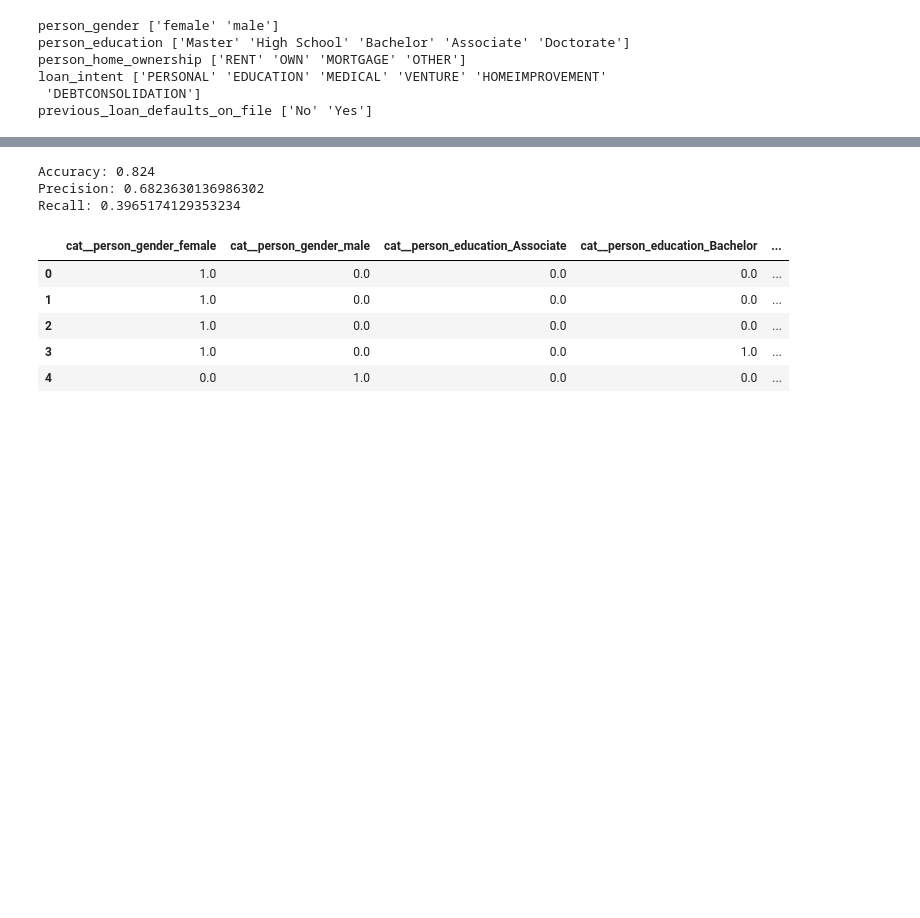
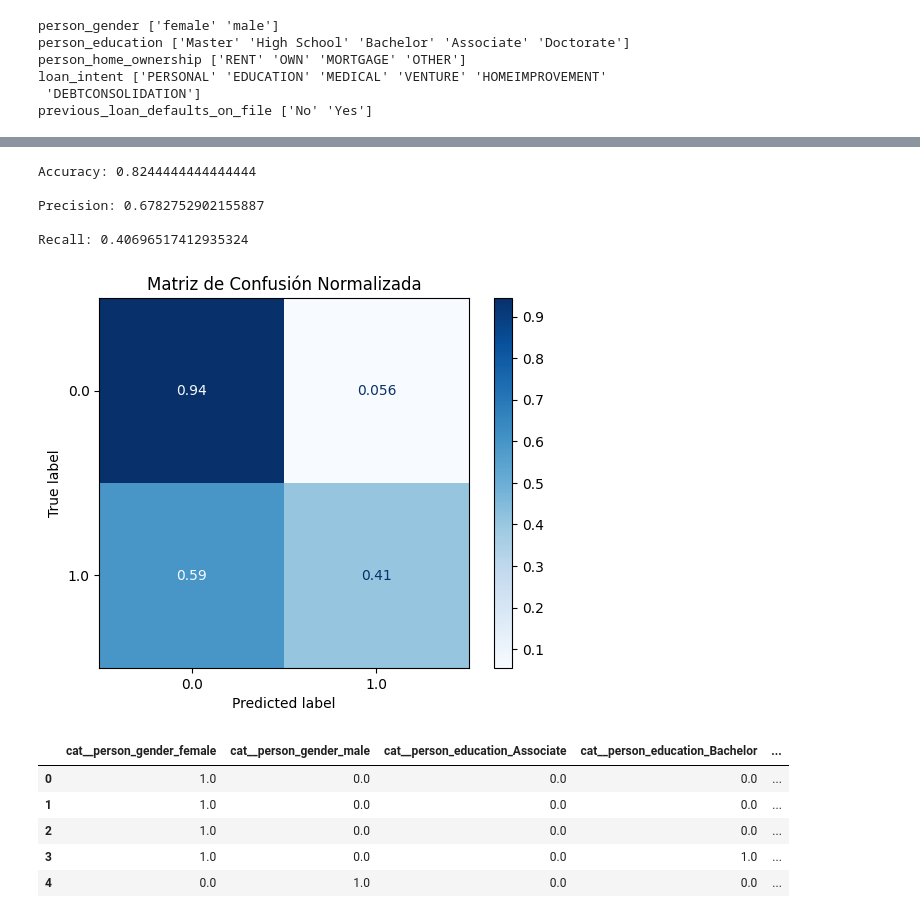
Before and after one commit to Skuerjuan/tp1_chona, a Jupyter notebook: maierowicz_atanasoff_gallo_ABD.ipynb, the cells around one changed output, grey strips where cells are left out. Saved outputs shown, nothing was run; the diff lists cells and outputs as text; code cells hidden in the pictures; blank space fills up the shorter version.

```diff
--- a/maierowicz_atanasoff_gallo_ABD.ipynb
+++ b/maierowicz_atanasoff_gallo_ABD.ipynb
@@ -77,20 +110,39 @@ Recall: 0.5213930348258706
 # %%
 #Modelo de Regresión Logística con df_cont
 
 from sklearn.linear_model import LogisticRegression
+from sklearn.preprocessing import StandardScaler
+
+scaler = StandardScaler() # Escalando los datos para que el line search algorithm converja (?)
+x_train_cont = scaler.fit_transform(x_train_cont)
+x_test_cont = scaler.transform(x_test_cont)
 
 lr_cont = LogisticRegression(solver="newton-cg", max_iter=200)
 lr_cont.fit(x_train_cont, y_train)
 
 y_pred = lr_cont.predict(x_test_cont)
 
-print(f'Accuracy: {accuracy_score(y_test, y_pred)}')
-print(f'Precision: {precision_score(y_test, y_pred)}')
-print(f'Recall: {recall_score(y_test, y_pred)}')
+print(f'Accuracy: {accuracy_score(y_test, y_pred)}\n')
+print(f'Precision: {precision_score(y_test, y_pred)}\n')
+print(f'Recall: {recall_score(y_test, y_pred)}\n')
+
+disp = ConfusionMatrixDisplay.from_estimator(
+    lr_cont,
+    x_test_cont,
+    y_test,
+    cmap=plt.cm.Blues,
+    normalize="true",
+  )
+disp.ax_.set_title("Matriz de Confusión Normalizada")
+
+plt.show()
 # %% [output]
-Accuracy: 0.824
-Precision: 0.6823630136986302
-Recall: 0.3965174129353234
+Accuracy: 0.8244444444444444
+
+Precision: 0.6782752902155887
+
+Recall: 0.40696517412935324
+[figure, added]
 # %%
 # encoding de todas las features categóricas
 
```
Also changed, not shown: parts of 8 cells of this notebook.
